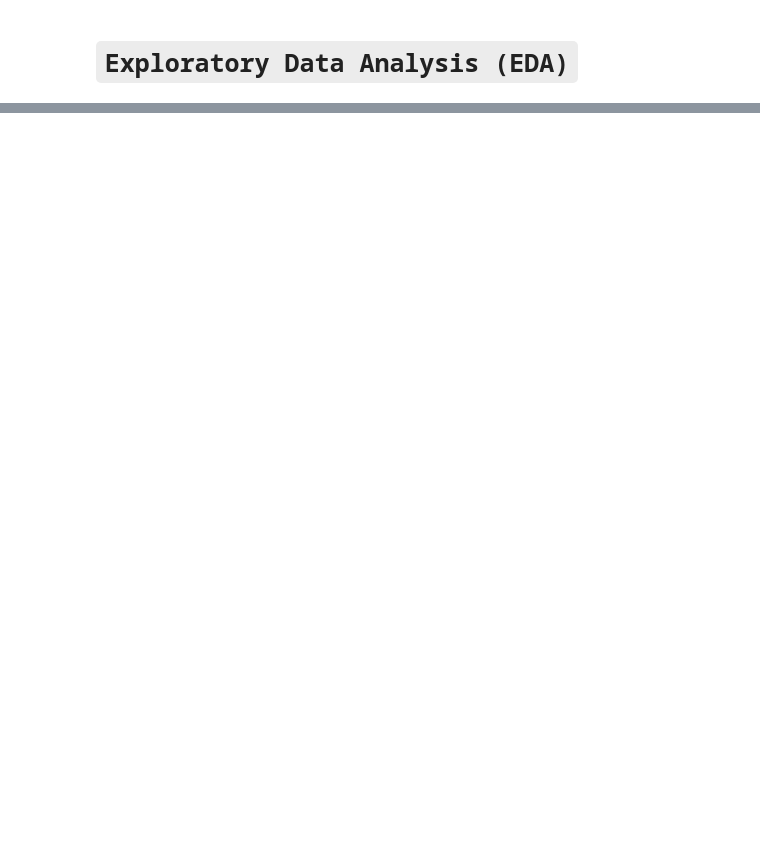
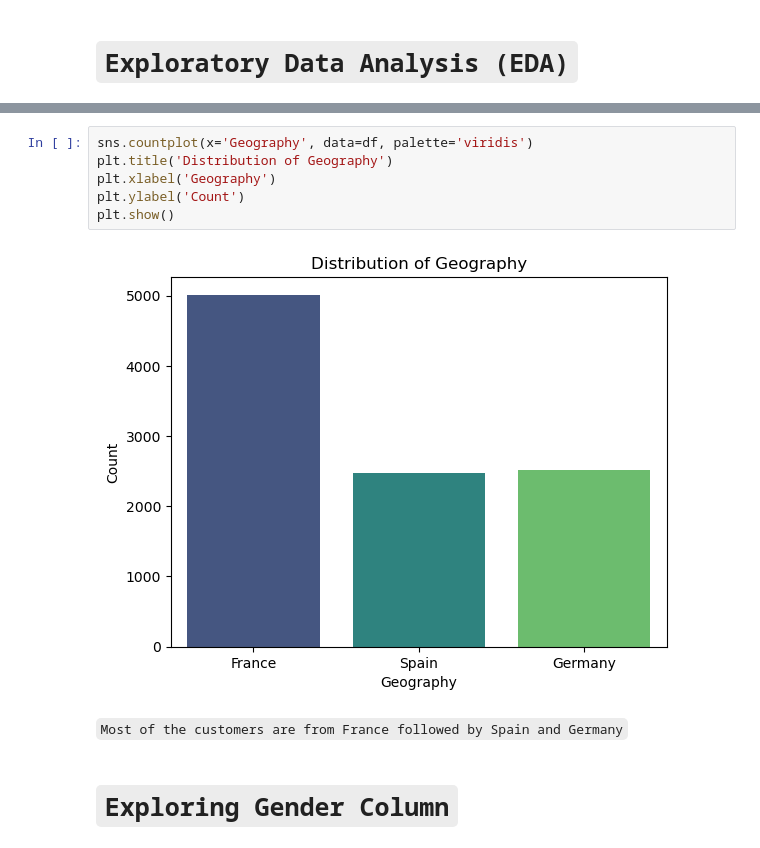
Before and after one commit to prashantpq/Data-Science-Internship, a Jupyter notebook: Week_4/Bank_Customer_Churn_Prediction/main.ipynb, the cells around one changed output, grey strips where cells are left out. Drawn from its saved outputs; the diff is of its cells as text; blank space fills up the shorter version.

```diff
--- a/Week_4/Bank_Customer_Churn_Prediction/main.ipynb
+++ b/Week_4/Bank_Customer_Churn_Prediction/main.ipynb
@@ -235,0 +268,12 @@ df.head(10)
+# %%
+sns.countplot(x='Geography', data=df, palette='viridis')
+plt.title('Distribution of Geography')
+plt.xlabel('Geography')
+plt.ylabel('Count')
+plt.show()
+# %% [output]
+[figure, added]
+# %% [markdown]
+`Most of the customers are from France followed by Spain and Germany`
+# %% [markdown]
+# `Exploring Gender Column`
```
Also changed, not shown: parts of 17 cells of this notebook.
